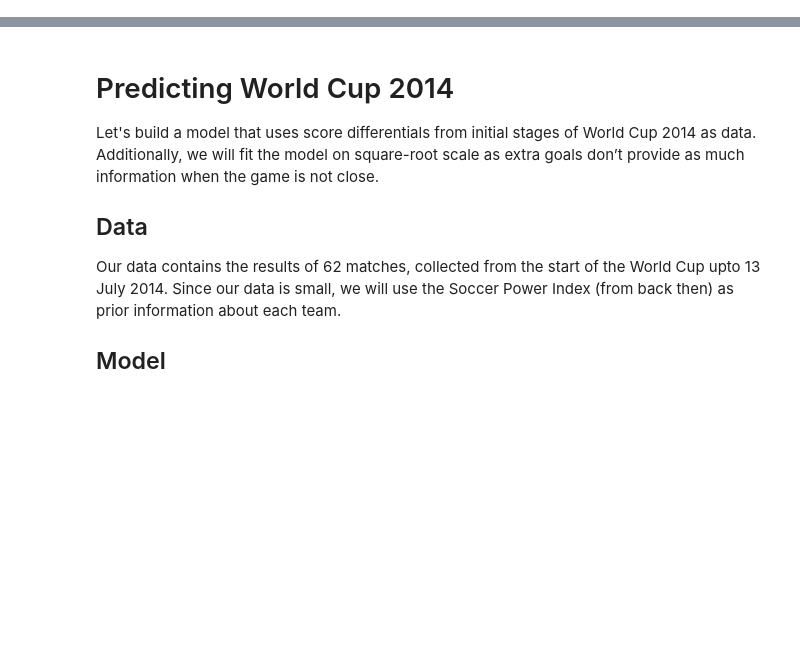
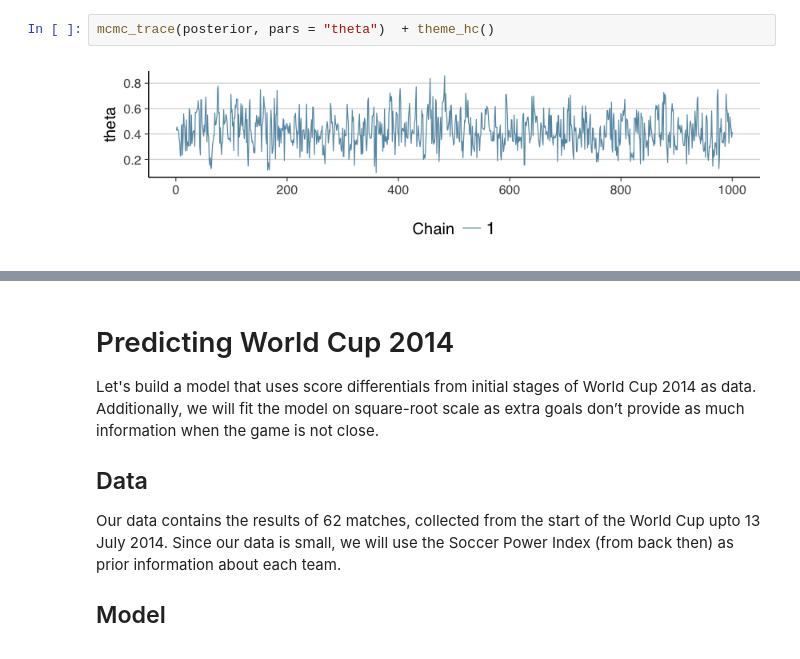
Before and after one commit to Data-Science-FMI/introduction-to-data-science-2017, a Jupyter notebook: labs/lab_2/football_prediction.ipynb, the cells around one changed output, grey strips where cells are left out. Saved outputs shown, nothing was run; the diff lists cells and outputs as text; blank space fills up the shorter version.

```diff
--- a/labs/lab_2/football_prediction.ipynb
+++ b/labs/lab_2/football_prediction.ipynb
@@ -0,0 +76,4 @@
+# %%
+mcmc_trace(posterior, pars = "theta")  + theme_hc()
+# %% [output]
+[figure, added]
```
Also changed, not shown: parts of 25 cells of this notebook, 1 other file.
